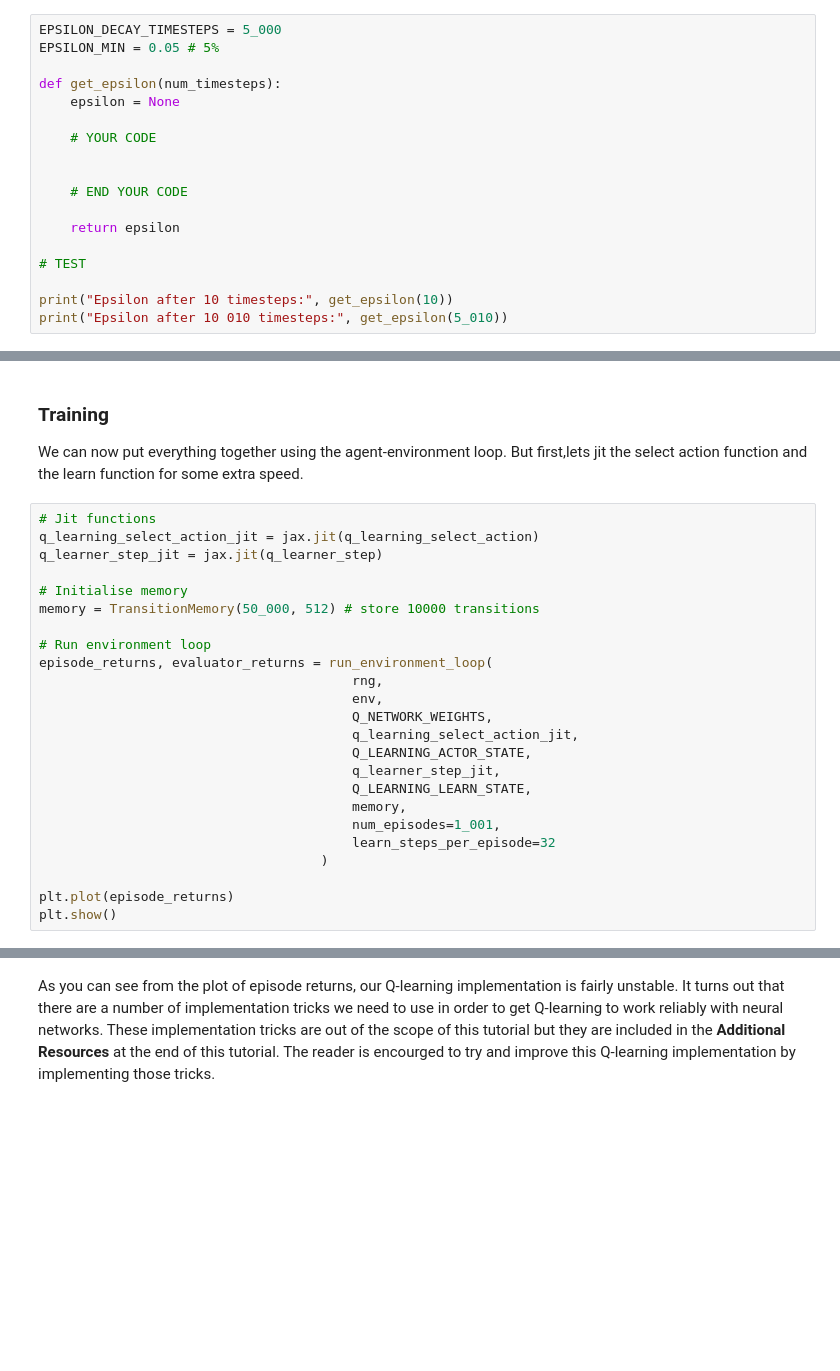
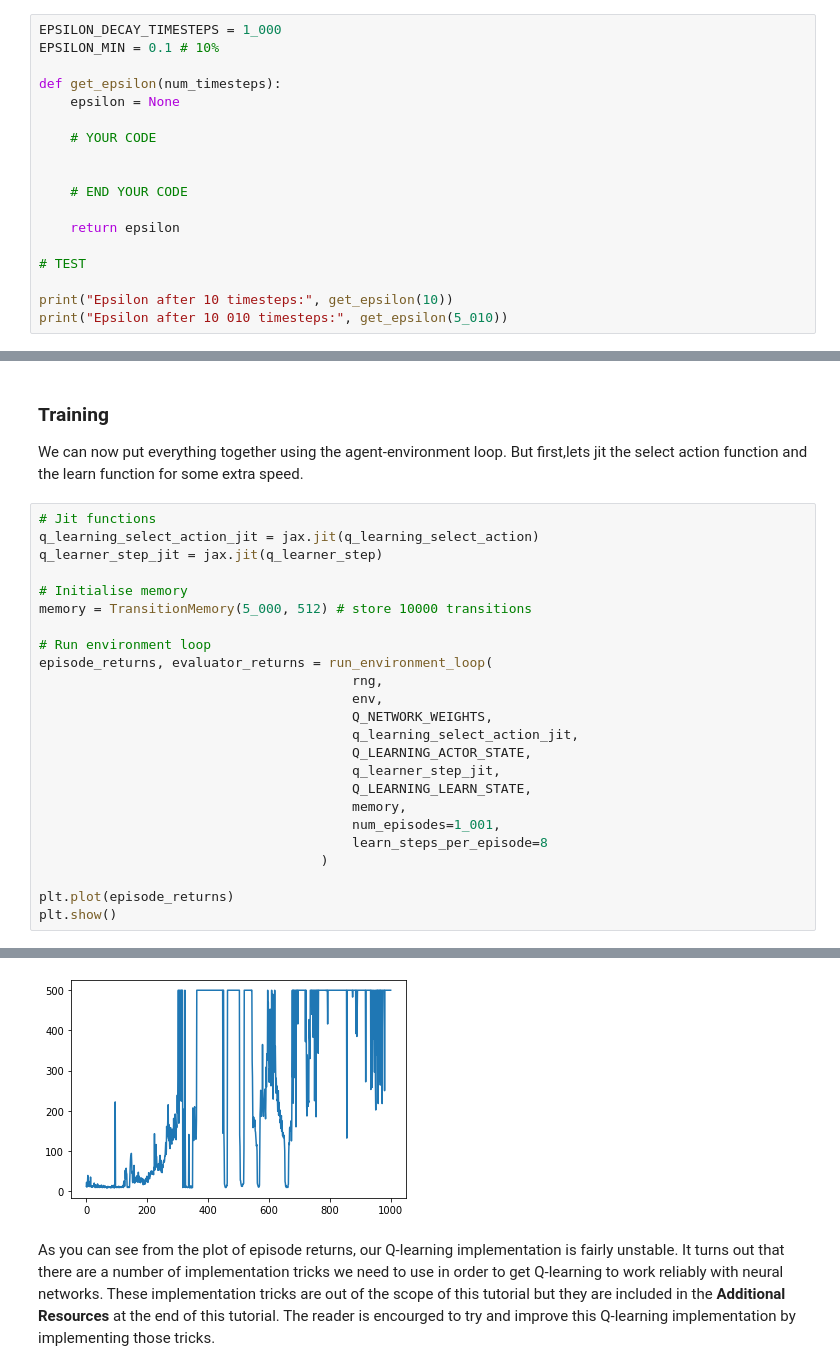
Before and after one commit to deep-learning-indaba/indaba-pracs-2022, a Jupyter notebook: intro_to_rl.ipynb, the cells around one changed output, grey strips where cells are left out. Drawn from its saved outputs; the diff is of its cells as text; blank space fills up the shorter version.

Commit message:
Some hyper-param tuning. Q-learning training well.

```diff
--- a/intro_to_rl.ipynb
+++ b/intro_to_rl.ipynb
@@ -1842,8 +1842,8 @@ At the start of training, when the accuracy of the Q-network is low, it is worth
 
 **Exercise 17:** Implement a function that takes the number of timesteps as input and returns the current epsilon value.
 # %%
-EPSILON_DECAY_TIMESTEPS = 5_000
-EPSILON_MIN = 0.05 # 5%
+EPSILON_DECAY_TIMESTEPS = 1_000
+EPSILON_MIN = 0.1 # 10%
 
 def get_epsilon(num_timesteps):
     epsilon = None
@@ -1985,7 +1985,7 @@ q_learning_select_action_jit = jax.jit(q_learning_select_action)
 q_learner_step_jit = jax.jit(q_learner_step)
 
 # Initialise memory
-memory = TransitionMemory(50_000, 512) # store 10000 transitions
+memory = TransitionMemory(5_000, 512) # store 10000 transitions
 
 # Run environment loop
 episode_returns, evaluator_returns = run_environment_loop(
@@ -1998,7 +1998,7 @@ episode_returns, evaluator_returns = run_environment_loop(
                                         Q_LEARNING_LEARN_STATE,
                                         memory,
                                         num_episodes=1_001,
-                                        learn_steps_per_episode=32
+                                        learn_steps_per_episode=8
                                     )
 
 plt.plot(episode_returns)
@@ -2013,3 +2018,4 @@ Episode: 500    Episode Return: 500.0   Average Episode Return: 500.0   Evaluato
+[figure, added]
 # %% [markdown]
 As you can see from the plot of episode returns, our Q-learning implementation is fairly unstable. It turns out that there are a number of implementation tricks we need to use in order to get Q-learning to work reliably with neural networks. These implementation tricks are out of the scope of this tutorial but they are included in the **Additional Resources** at the end of this tutorial. The reader is encourged to try and improve this Q-learning implementation by implementing those tricks.
 # %% [markdown]
```
Also changed, not shown: parts of 3 cells of this notebook.
